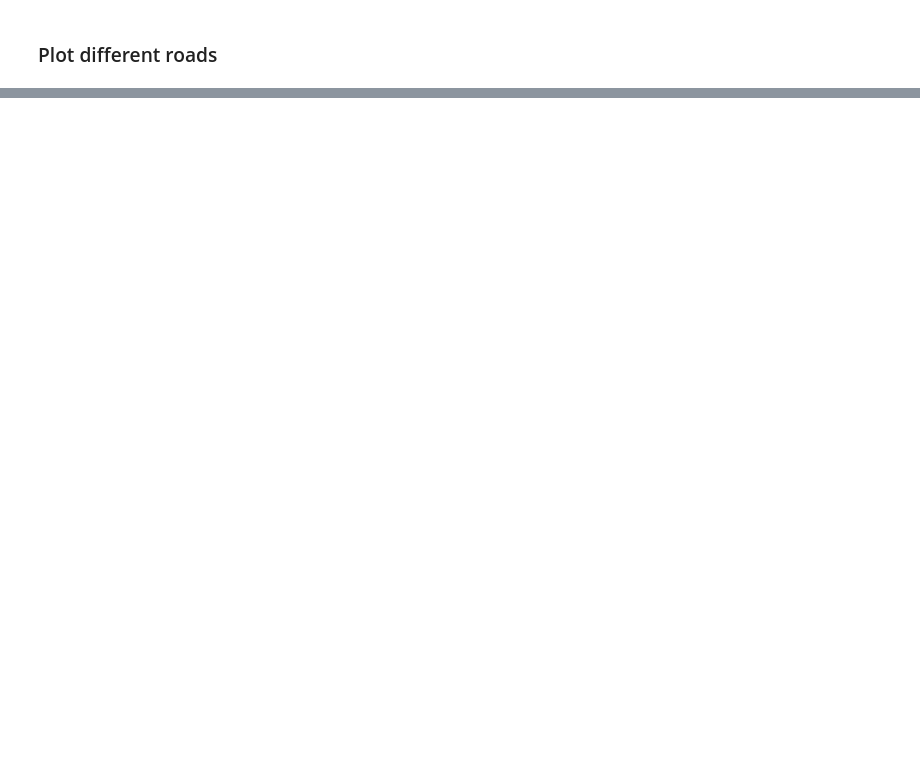
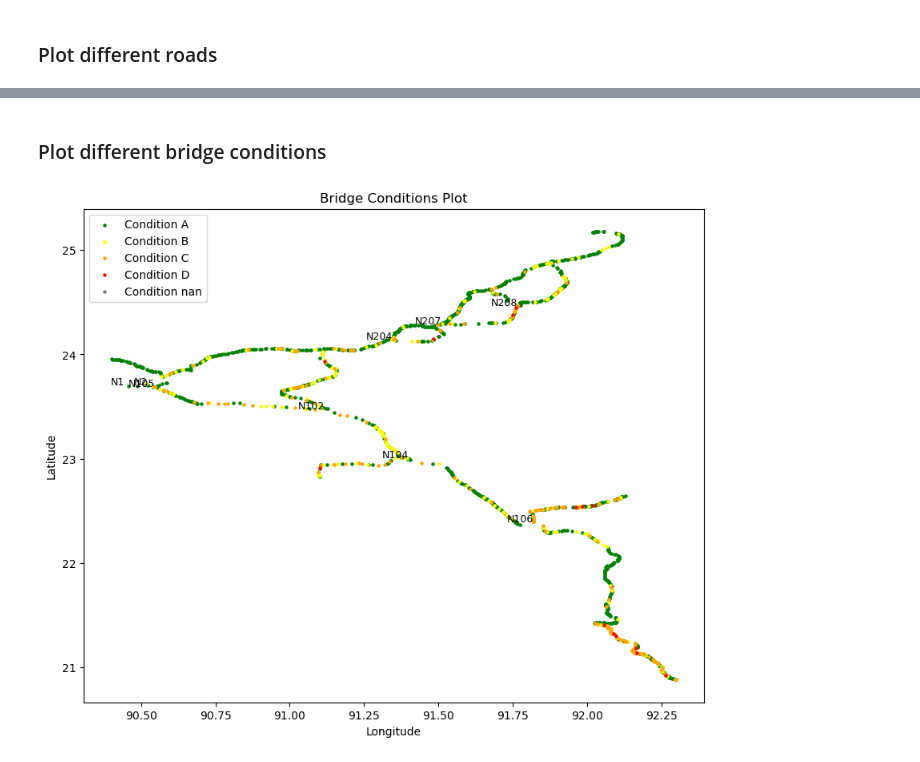
Before and after one commit to daniela1998/Advanced-Simulation-Assignments, a Jupyter notebook: Assignment 3/EPA133a-G16-A3_demo_generator/notebook/CreateDemoFile - Move.ipynb, the cells around one changed output, grey strips where cells are left out. Cells and saved outputs as stored; diff of their text form; code cells hidden in the pictures; blank space fills up the shorter version.

```diff
--- a/Assignment 3/EPA133a-G16-A3_demo_generator/notebook/CreateDemoFile - Move.ipynb
+++ b/Assignment 3/EPA133a-G16-A3_demo_generator/notebook/CreateDemoFile - Move.ipynb
@@ -468,0 +471,34 @@ plt.show()
+# %% [markdown]
+### Plot different bridge conditions
+# %%
+import matplotlib.pyplot as plt
+
+# Define colors for different bridge conditions
+condition_colors = {
+    'A': 'green',
+    'B': 'yellow',
+    'C': 'orange',
+    'D': 'red',
+    np.nan: 'gray'  # For NaN values
+}
+
+# Create a scatter plot
+plt.figure(figsize=(10, 8))
+
+# Plot each bridge with a different color based on its condition
+for condition, color in condition_colors.items():
+    subset = df_demo[(df_demo['model_type'] == 'bridge') & (df_demo['condition'] == condition)]
+    plt.scatter(subset['lon'], subset['lat'], c=color, label=f'Condition {condition}', s=5, marker='o')
+
+# Annotate the first data point of each road with the road name
+for road in df_demo['road'].unique():
+    first_point = df_demo[df_demo['road'] == road].iloc[0]
+    plt.text(first_point['lon'], first_point['lat'], road, fontsize=9, ha='right')
+
+plt.xlabel('Longitude')
+plt.ylabel('Latitude')
+plt.title('Bridge Conditions Plot')
+plt.legend()
+plt.show()
+# %% [output]
+[figure, added]
```
Also changed, not shown: parts of 5 cells of this notebook, 1 other file.
